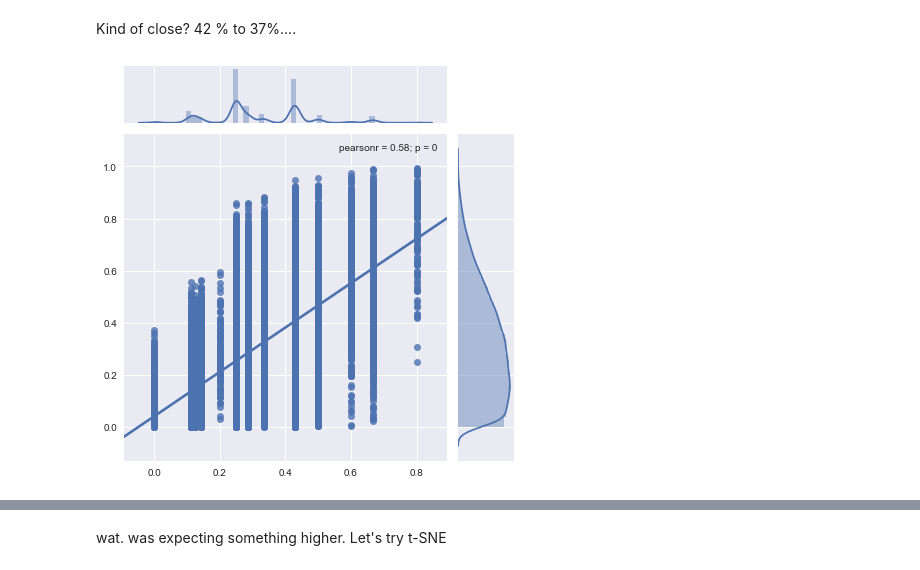
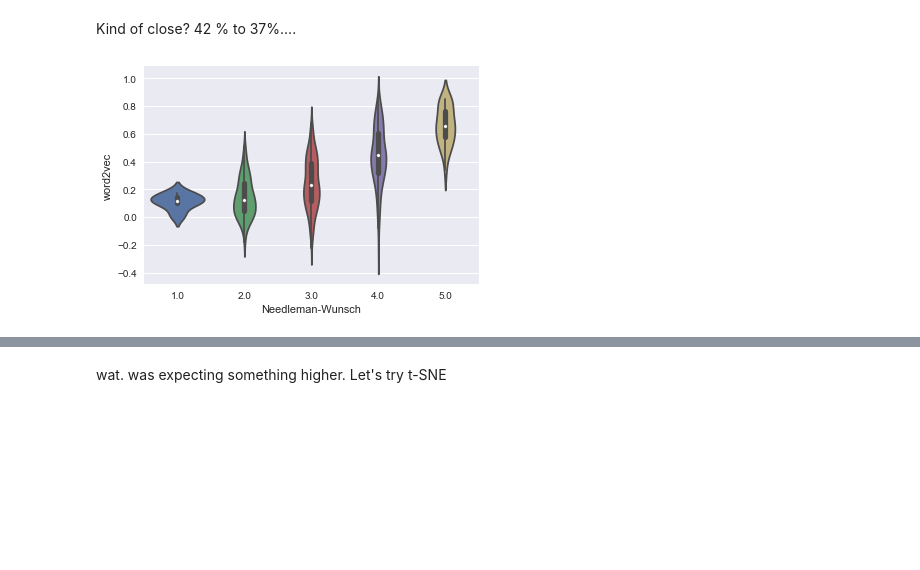
Before and after one commit to philippbayer/machine_learning_notebooks, a Jupyter notebook: Embeddings + keras.ipynb, the cells around one changed output, grey strips where cells are left out. Saved outputs shown, nothing was run; the diff lists cells and outputs as text; code cells hidden in the pictures; blank space fills up the shorter version.

```diff
--- a/Embeddings + keras.ipynb
+++ b/Embeddings + keras.ipynb
@@ -323,10 +324,11 @@ for a in word_vectors.vocab:
-# %%
-import seaborn as sns
-
-%matplotlib inline
-sns.jointplot(np.abs(nws), np.abs(sims), kind='reg');
-# %% [output]
-[figure, removed]
+# %%
+import seaborn as sns
+import pandas as pd
+df = pd.DataFrame({'Needleman-Wunsch':nws, 'word2vec':sims})
+%matplotlib inline
+sns.violinplot(x='Needleman-Wunsch', y='word2vec', data=df);
+# %% [output]
+[figure, added]
 # %%
 import scipy
 print(scipy.stats.pearsonr(nws, sims), scipy.stats.pearsonr(sketches, sims), scipy.stats.pearsonr(nws, sketches))
```
Also changed, not shown: parts of 14 cells of this notebook.
